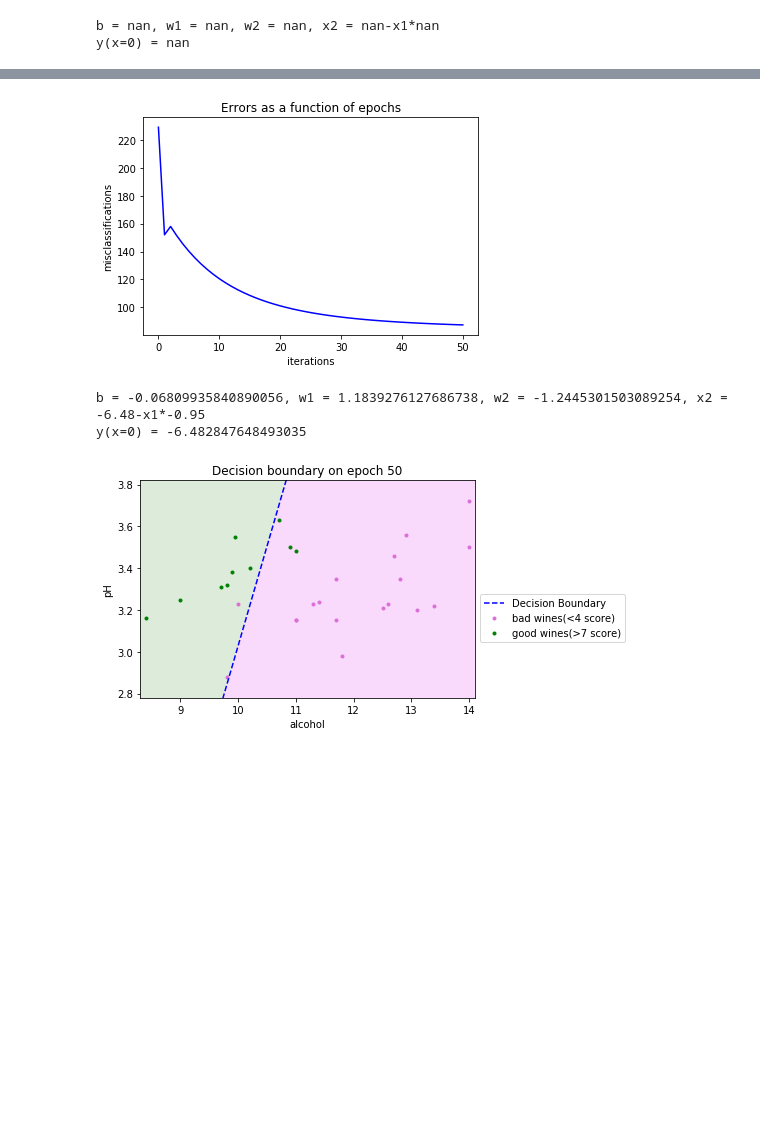
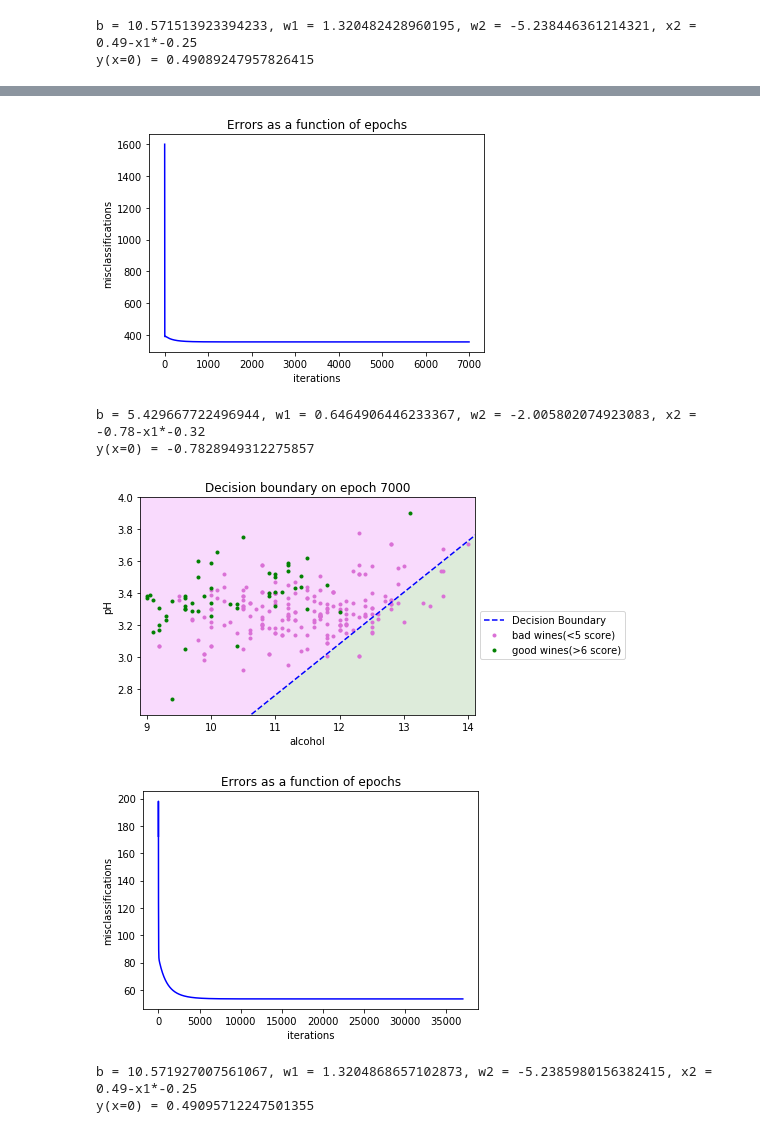
Before and after one commit to tsergien/sommelier, a Jupyter notebook: perceptron.ipynb, the cells around one changed output, grey strips where cells are left out. Drawn from its saved outputs; the diff is of its cells as text; code cells hidden in the pictures; blank space fills up the shorter version.

```diff
--- a/perceptron.ipynb
+++ b/perceptron.ipynb
@@ -76,7 +68,7 @@ import random
 random.seed(1777)
 
 
-def infinity():
+def inf():
     i = 0
     while True:
         yield i
@@ -113,7 +105,7 @@ class Perceptron(object):
         self.bias = random.random()
         y = [int(random.random() > 0.5) for _ in range(len(x))]
         self.res.append([0, self.error(y, d), self.w, self.bias])
-        for i in infinity() if self.epochs == 0 else range(self.epochs):
+        for i in inf() if self.epochs == 0 else range(self.epochs):
             for row in range(len(x)):
                 y[row] = int(dot(x[row], self.w) + self.bias >= self.threshold)
                 error = d[row] - y[row]
@@ -265,6 +259,7 @@ class Adaline(object):
         for row in range(len(x)):
             y[row] = dot(x[row], self.w) + self.bias
             error = d[row] - y[row]
+#             print(f'error = {error}')
             for col in range(len(x[row])):
                 self.w[col] += self.learning_rate * error * x[row][col]
             self.bias += self.learning_rate * error
@@ -285,7 +280,8 @@ class Adaline(object):
         y = [random.random() * 10 for _ in range(len(x))]
         self.res.append([self.current_epoch, self.error(y, d), self.w, self.bias])
         step = self.do_step_online if online else self.do_step_batch
-        for i in infinity() if self.epochs == 0 else range(self.epochs):
+        for i in inf() if self.epochs == 0 else range(self.epochs):
+#             print(f'w = {self.w}')
             step(x, y, d)
             if self.epochs == 0 and i > 2 and abs(self.res[-2][1]) < abs(self.res[-1][1]):
                 break
@@ -311,10 +307,11 @@ def prepare_data_and_train_ada(wine_data: pd.DataFrame, learning_rate, \
 learning_rate, online = 0.01, True #online
 
 # showtime
-prepare_data_and_train_ada(red_df, 0.1, ['alcohol', 'pH'], [3, 8], 50)
-prepare_data_and_train_ada(red_df, 0.01, ['alcohol', 'pH'], [3, 8], 50)
+# prepare_data_and_train_ada(red_df, 0.1, ['alcohol', 'pH'], [3, 8], 4)
+# prepare_data_and_train_ada(red_df, 0.001, ['alcohol', 'pH'], [3, 8], 4)
+# prepare_data_and_train_ada(red_df, 0.0001, ['alcohol', 'pH'], [3, 8], 4)
 
-# prepare_data_and_train_ada(red_df, learning_rate, ['alcohol', 'pH'], [3, 8], 15000, online)
-# prepare_data_and_train_ada(red_df, learning_rate, ['alcohol', 'pH'], [4, 7], 7000, online)
-# prepare_data_and_train_ada(red_df, learning_rate, ['alcohol', 'pH'], [3, 8], 0, online)
+prepare_data_and_train_ada(red_df, learning_rate, ['alcohol', 'pH'], [3, 8], 15000, online)
+prepare_data_and_train_ada(red_df, learning_rate, ['alcohol', 'pH'], [4, 7], 7000, online)
+prepare_data_and_train_ada(red_df, learning_rate, ['alcohol', 'pH'], [3, 8], 0, online)
 # %% [output]
@@ -322,2 +319,2 @@ prepare_data_and_train_ada(red_df, 0.01, ['alcohol', 'pH'], [3, 8], 50)
-b = nan, w1 = nan, w2 = nan, x2 = nan-x1*nan
-y(x=0) = nan
+b = 10.571513923394233, w1 = 1.320482428960195, w2 = -5.238446361214321, x2 = 0.49-x1*-0.25
+y(x=0) = 0.49089247957826415
@@ -325,4 +322,7 @@ y(x=0) = nan
-[figure, old version]
+[figure, new version]
-b = -0.06809935840890056, w1 = 1.1839276127686738, w2 = -1.2445301503089254, x2 = -6.48-x1*-0.95
-y(x=0) = -6.482847648493035
+b = 5.429667722496944, w1 = 0.6464906446233367, w2 = -2.005802074923083, x2 = -0.78-x1*-0.32
+y(x=0) = -0.7828949312275857
-[figure, old version]
+[figure, new version]
+[figure, added]
+b = 10.571927007561067, w1 = 1.3204868657102873, w2 = -5.2385980156382415, x2 = 0.49-x1*-0.25
+y(x=0) = 0.49095712247501355
```
Also changed, not shown: parts of 5 cells of this notebook.
